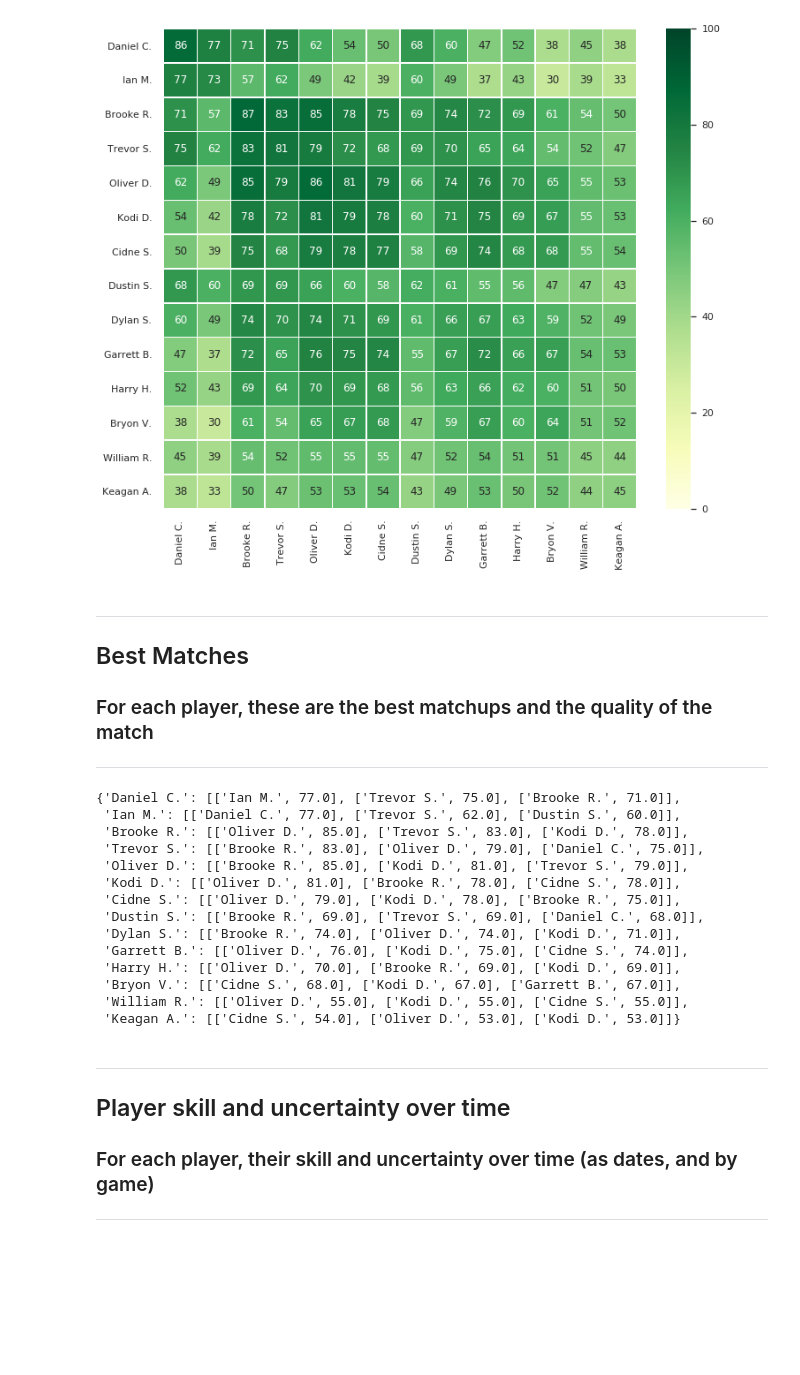
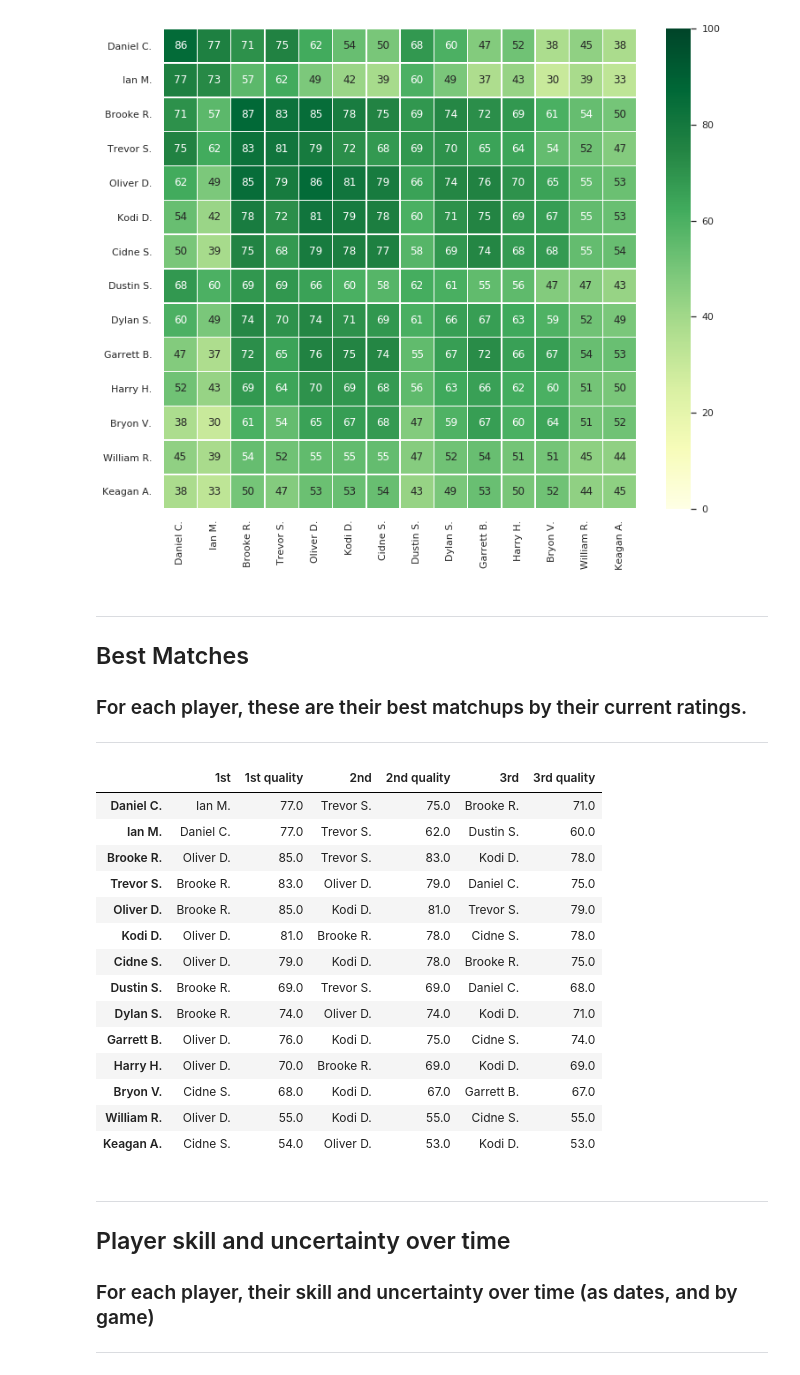
Before and after one commit to ThePlaidMentat/warrank, a Jupyter notebook: WarRankTrueSkill.ipynb, the cells around one changed output. Saved outputs shown, nothing was run; the diff lists cells and outputs as text; code cells hidden in the pictures; blank space fills up the shorter version.

Commit message:
Made the best matchups into a dataframe for pretty output.

```diff
--- a/WarRankTrueSkill.ipynb
+++ b/WarRankTrueSkill.ipynb
@@ -240,38 +240,39 @@ sns.heatmap(gq_df, vmin=0, vmax=100, annot=True, linewidths=0.5, cmap='YlGn')
 ---
 ## Best Matches
 
-### For each player, these are the best matchups and the quality of the match
+### For each player, these are their best matchups by their current ratings.
 ---
 # %%
 def sortSecond(val):
     return val[1]
 
 best_matches = {}
 
 for n in players:
     best_matches[n] = []
     for o in players:
         if (n == o):
             continue
         best_matches[n].append([o, round(100*ts.quality_1vs1(current_ratings[o], current_ratings[n]),0)])
     best_matches[n].sort(key=sortSecond, reverse=True)
-    best_matches[n] = best_matches[n][0:3]
-best_matches
+best_matches_table = pd.DataFrame({"1st": [b[0][0] for _, b in best_matches.items()], "1st quality": [b[0][1] for _, b in best_matches.items()], "2nd": [b[1][0] for _, b in best_matches.items()], "2nd quality": [b[1][1] for _, b in best_matches.items()], "3rd": [b[2][0] for _, b in best_matches.items()], "3rd quality": [b[2][1] for _, b in best_matches.items()]}, [n for n, _ in best_matches.items()], columns=['1st', '1st quality', '2nd', '2nd quality', '3rd', '3rd quality'])
+best_matches_table
 # %% [output]
-{'Daniel C.': [['Ian M.', 77.0], ['Trevor S.', 75.0], ['Brooke R.', 71.0]],
- 'Ian M.': [['Daniel C.', 77.0], ['Trevor S.', 62.0], ['Dustin S.', 60.0]],
- 'Brooke R.': [['Oliver D.', 85.0], ['Trevor S.', 83.0], ['Kodi D.', 78.0]],
- 'Trevor S.': [['Brooke R.', 83.0], ['Oliver D.', 79.0], ['Daniel C.', 75.0]],
- 'Oliver D.': [['Brooke R.', 85.0], ['Kodi D.', 81.0], ['Trevor S.', 79.0]],
- 'Kodi D.': [['Oliver D.', 81.0], ['Brooke R.', 78.0], ['Cidne S.', 78.0]],
- 'Cidne S.': [['Oliver D.', 79.0], ['Kodi D.', 78.0], ['Brooke R.', 75.0]],
- 'Dustin S.': [['Brooke R.', 69.0], ['Trevor S.', 69.0], ['Daniel C.', 68.0]],
- 'Dylan S.': [['Brooke R.', 74.0], ['Oliver D.', 74.0], ['Kodi D.', 71.0]],
- 'Garrett B.': [['Oliver D.', 76.0], ['Kodi D.', 75.0], ['Cidne S.', 74.0]],
- 'Harry H.': [['Oliver D.', 70.0], ['Brooke R.', 69.0], ['Kodi D.', 69.0]],
- 'Bryon V.': [['Cidne S.', 68.0], ['Kodi D.', 67.0], ['Garrett B.', 67.0]],
- 'William R.': [['Oliver D.', 55.0], ['Kodi D.', 55.0], ['Cidne S.', 55.0]],
- 'Keagan A.': [['Cidne S.', 54.0], ['Oliver D.', 53.0], ['Kodi D.', 53.0]]}
+|  | 1st | 1st quality | 2nd | 2nd quality | 3rd | 3rd quality |
+| Daniel C. | Ian M. | 77.0 | Trevor S. | 75.0 | Brooke R. | 71.0 |
+| Ian M. | Daniel C. | 77.0 | Trevor S. | 62.0 | Dustin S. | 60.0 |
+| Brooke R. | Oliver D. | 85.0 | Trevor S. | 83.0 | Kodi D. | 78.0 |
+| Trevor S. | Brooke R. | 83.0 | Oliver D. | 79.0 | Daniel C. | 75.0 |
+| Oliver D. | Brooke R. | 85.0 | Kodi D. | 81.0 | Trevor S. | 79.0 |
+| Kodi D. | Oliver D. | 81.0 | Brooke R. | 78.0 | Cidne S. | 78.0 |
+| Cidne S. | Oliver D. | 79.0 | Kodi D. | 78.0 | Brooke R. | 75.0 |
+| Dustin S. | Brooke R. | 69.0 | Trevor S. | 69.0 | Daniel C. | 68.0 |
+| Dylan S. | Brooke R. | 74.0 | Oliver D. | 74.0 | Kodi D. | 71.0 |
+| Garrett B. | Oliver D. | 76.0 | Kodi D. | 75.0 | Cidne S. | 74.0 |
+| Harry H. | Oliver D. | 70.0 | Brooke R. | 69.0 | Kodi D. | 69.0 |
+| Bryon V. | Cidne S. | 68.0 | Kodi D. | 67.0 | Garrett B. | 67.0 |
+| William R. | Oliver D. | 55.0 | Kodi D. | 55.0 | Cidne S. | 55.0 |
+| Keagan A. | Cidne S. | 54.0 | Oliver D. | 53.0 | Kodi D. | 53.0 |
 # %% [markdown]
 ---
 ## Player skill and uncertainty over time
```
